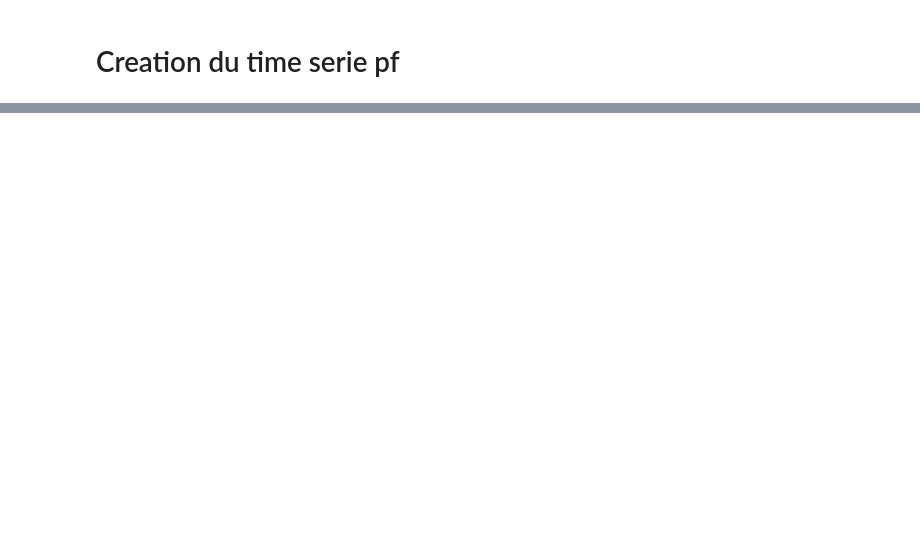
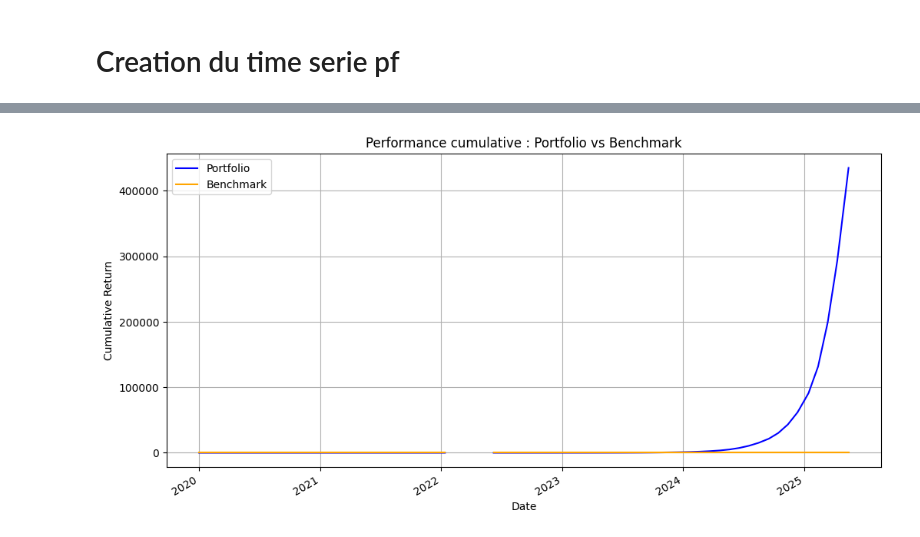
Before and after one commit to pradosth0/Markowitz_based_portfolio_allocation, a Jupyter notebook: premier_pf.ipynb, the cells around one changed output, grey strips where cells are left out. Drawn from its saved outputs; the diff is of its cells as text; code cells hidden in the pictures; blank space fills up the shorter version.

```diff
--- a/premier_pf.ipynb
+++ b/premier_pf.ipynb
@@ -160,7 +193,7 @@ class Portfolio():
         Le long_only est à modifier, il faut faire une optimization sur w >= 0
         """
         mu = np.array(self.mean_returns)
-        Sigma = np.array(self.cov_matrix)
+        Sigma = np.array(self.cov_matrix) + 0.001*np.diag(np.ones(self.cov_matrix.shape[0]))
 
         # Poids non normalisés
         w = np.linalg.inv(2 * self.lamb * Sigma) @ mu
@@ -198,5 +231,5 @@ data_dict = {
 date = "2020-01-01 00:00:00+00:00"
 pf = Portfolio(data_dict,date)
 w = pf.process()
-print(pf.cov_matrix.shape)
+print(w)
 # %% [output]
@@ -260,14 +308,20 @@ class TimeSeriesPortfolio():
         """
         Convert pandas offset alias en step integer pour slicing
         """
+
         if self.rebalance_freq.endswith('D'):
+            print("D")
             return int(self.rebalance_freq[:-1])
         elif self.rebalance_freq.endswith('W'):
+            print("W")
             return int(self.rebalance_freq[:-1]) * 5  # approx semaine = 5 jours de trading
         elif self.rebalance_freq.endswith('M'):
+            print("M")
             return int(self.rebalance_freq[:-1]) * 21  # approx mois = 21 jours
         else:
+            print("1")
             return 1
+
 
     # Générer les portefeuilles jour par jour
     def generate_portfolios(self):
@@ -295,14 +349,14 @@ class TimeSeriesPortfolio():
                 if not df_next.empty:
                     df_next.columns = [f"{country}_{c}" for c in df_next.columns]
                     all_returns.append(df_next)
-            print(all_returns)
+            #print(all_returns)
             if all_returns:
                 r_next = pd.concat(all_returns, axis=1)
                 #print(r_next.values.flatten())
                 #print(w)
                 #print(pf.benchmark_weights)
-                pf_ret = np.dot(r_next.values.flatten(), w.values)
-                bm_ret = np.dot(r_next.values.flatten(), pf.benchmark_weights)
+                pf_ret = np.dot(r_next.values.flatten(), w.values)[0]
+                bm_ret = np.dot(r_next.values.flatten(), pf.benchmark_weights)[0]
 
                 pf_returns.append(pf_ret)
                 bm_returns.append(bm_ret)
@@ -344,7 +398,6 @@ class TimeSeriesPortfolio():
     def plot_cumulative_return(self):
         if not self.metrics:
             raise ValueError("Aucune métrique calculée. Lancez generate_portfolios()")
-
         plt.figure(figsize=(12,6))
         self.metrics['pf_cumulative_return'].plot(label='Portfolio', color='blue')
         self.metrics['bm_cumulative_return'].plot(label='Benchmark', color='orange')
@@ -365,8 +418,8 @@ data_dict = {
 for country, df in data_dict.items():
     data_dict[country] = df.dropna(how='all')
 start_date = "2020-01-01 00:00:00+00:00"
-end_date = "2020-01-02 00:00:00+00:00"
+end_date = "2025-06-10 00:00:00+00:00"
 
-tspf = TimeSeriesPortfolio(data_dict, start_date, end_date, rebalance_freq='1D')
+tspf = TimeSeriesPortfolio(data_dict, start_date, end_date, rebalance_freq='1M', long_only=False)
 _, _ = tspf.generate_portfolios()
 # %% [output]
@@ -399,0 +447,4 @@ tspf.metrics
+# %%
+tspf.plot_cumulative_return()
+# %% [output]
+[figure, added]
```
Also changed, not shown: parts of 10 cells of this notebook.
